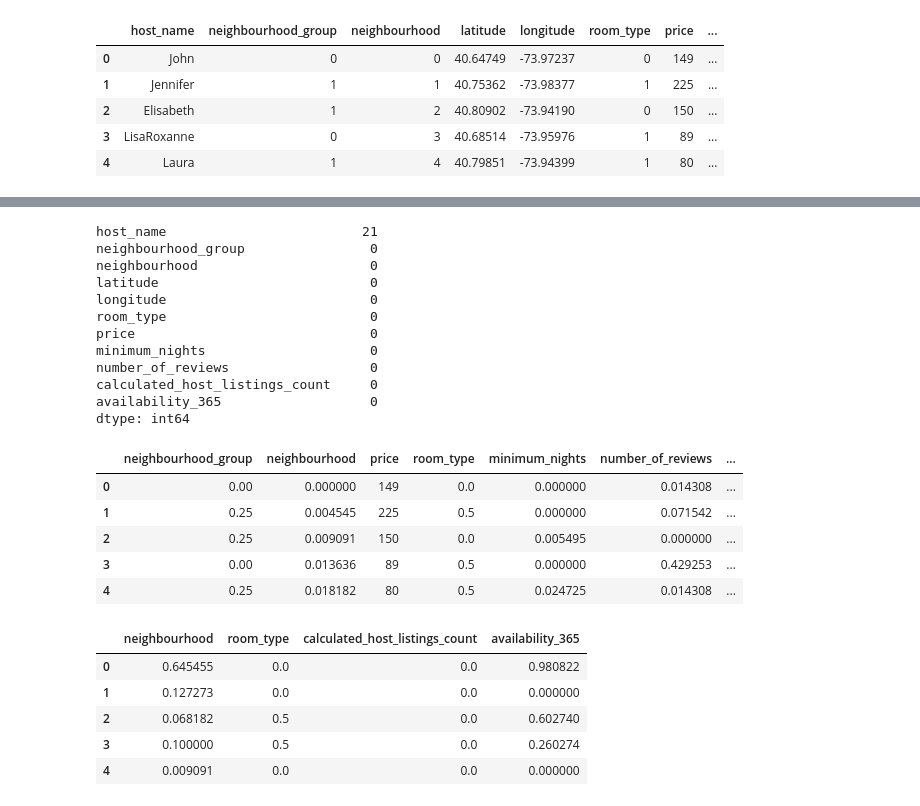
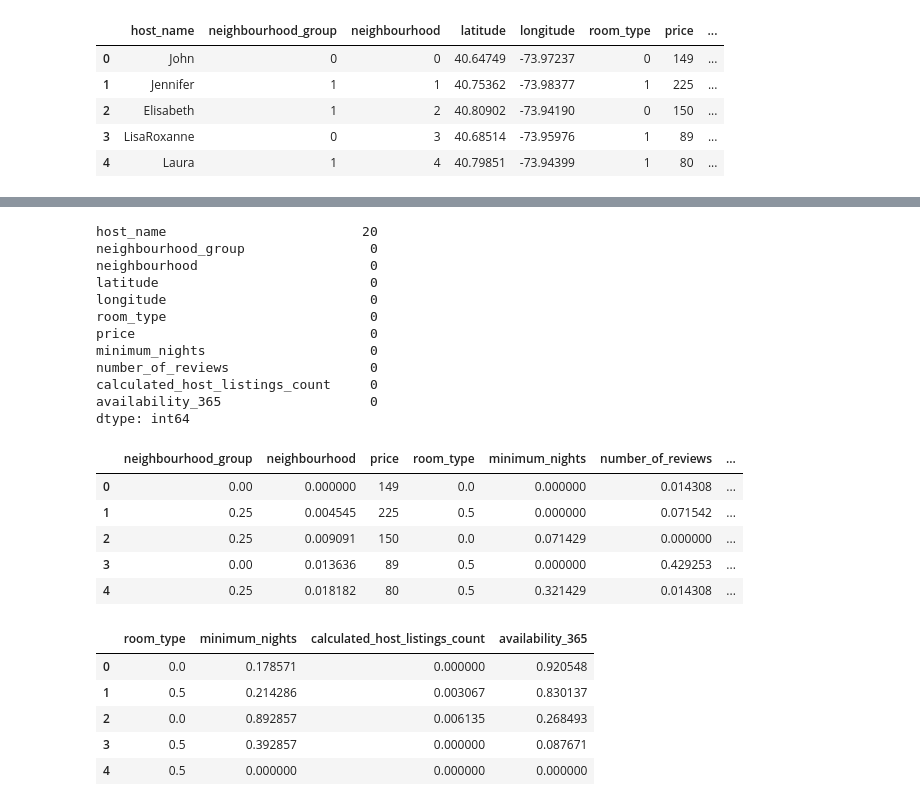
Before and after one commit to mgnorero/EDA-inicial, a Jupyter notebook: src/explore.ipynb, the cells around one changed output, grey strips where cells are left out. Drawn from its saved outputs; the diff is of its cells as text; code cells hidden in the pictures.

```diff
--- a/src/explore.ipynb
+++ b/src/explore.ipynb
@@ -81,0 +112,6 @@ df.head()
+# %%
+#eliminar las propiedades de lujo
+
+print(df.shape)
+df = df[df["price"] < 2000]
+print(df.shape)
@@ -81,0 +141,5 @@ df.head()
+# %%
+#eliminar las propiedades con estadia minima mayor a un mes
+print(df.shape)
+df = df[df["minimum_nights"] < 30]
+print(df.shape)
@@ -192,3 +271,0 @@ plt.show()
-# %%
-#eliminamos outliers en minimum_nights
-df = df[df["minimum_nights"]<=365]
@@ -199,7 +276,7 @@ df = df[df["price"]>0]
 #revisamos los valores faltantes
 df.isnull().sum().sort_values(ascending=False)
 # %% [output]
-host_name                         21
+host_name                         20
 neighbourhood_group                0
 neighbourhood                      0
 latitude                           0
@@ -226,34 +303,34 @@ df_escalado.head()
 |  | neighbourhood_group | neighbourhood | price | room_type | minimum_nights | number_of_reviews | ... |
 | 0 | 0.00 | 0.000000 | 149 | 0.0 | 0.000000 | 0.014308 | ... |
 | 1 | 0.25 | 0.004545 | 225 | 0.5 | 0.000000 | 0.071542 | ... |
-| 2 | 0.25 | 0.009091 | 150 | 0.0 | 0.005495 | 0.000000 | ... |
+| 2 | 0.25 | 0.009091 | 150 | 0.0 | 0.071429 | 0.000000 | ... |
 | 3 | 0.00 | 0.013636 | 89 | 0.5 | 0.000000 | 0.429253 | ... |
-| 4 | 0.25 | 0.018182 | 80 | 0.5 | 0.024725 | 0.014308 | ... |
+| 4 | 0.25 | 0.018182 | 80 | 0.5 | 0.321429 | 0.014308 | ... |
 # %%
 #seleccion de caracteristicas.
 #primero separamos la data en train y test
 
 from sklearn.feature_selection import chi2,SelectKBest
 from sklearn.model_selection import train_test_split
-x= df_escalado.drop("price", axis=1)
+X= df_escalado.drop("price", axis=1)
 y= df_escalado["price"]
 
 X_train, X_test, y_train, y_test = train_test_split(X,y,test_size = 0.2, random_state=42)
 
 seleccion = SelectKBest(chi2,k=4)
 seleccion.fit(X_train,y_train)
 ix = seleccion.get_support()
 X_train_sel = pd.DataFrame(seleccion.transform(X_train),columns=X_train.columns.values[ix])
 X_test_sel = pd.DataFrame(seleccion.transform(X_test),columns=X_test.columns.values[ix])
 
 X_train_sel.head()
 # %% [output]
-|  | neighbourhood | room_type | calculated_host_listings_count | availability_365 |
-| 0 | 0.645455 | 0.0 | 0.0 | 0.980822 |
-| 1 | 0.127273 | 0.0 | 0.0 | 0.000000 |
-| 2 | 0.068182 | 0.5 | 0.0 | 0.602740 |
-| 3 | 0.100000 | 0.5 | 0.0 | 0.260274 |
-| 4 | 0.009091 | 0.0 | 0.0 | 0.000000 |
+|  | room_type | minimum_nights | calculated_host_listings_count | availability_365 |
+| 0 | 0.0 | 0.178571 | 0.000000 | 0.920548 |
+| 1 | 0.5 | 0.214286 | 0.003067 | 0.830137 |
+| 2 | 0.0 | 0.892857 | 0.006135 | 0.268493 |
+| 3 | 0.5 | 0.392857 | 0.000000 | 0.087671 |
+| 4 | 0.5 | 0.000000 | 0.000000 | 0.000000 |
 # %%
 X_test_sel['price'] = list(y_test)
 X_train_sel["price"] = list(y_train)
```
Also changed, not shown: parts of 19 cells of this notebook, 2 other files.
